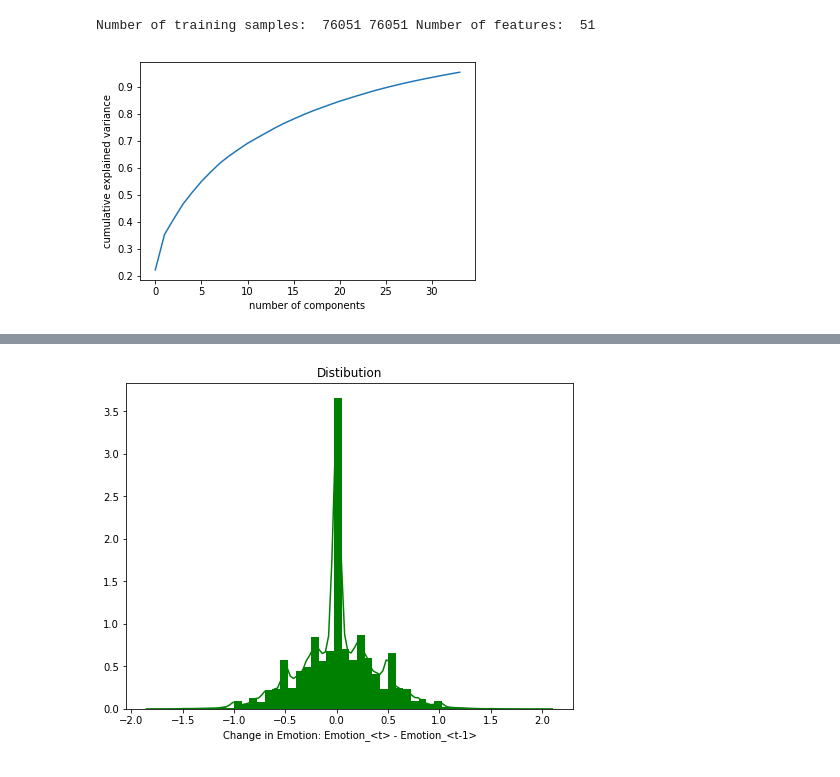
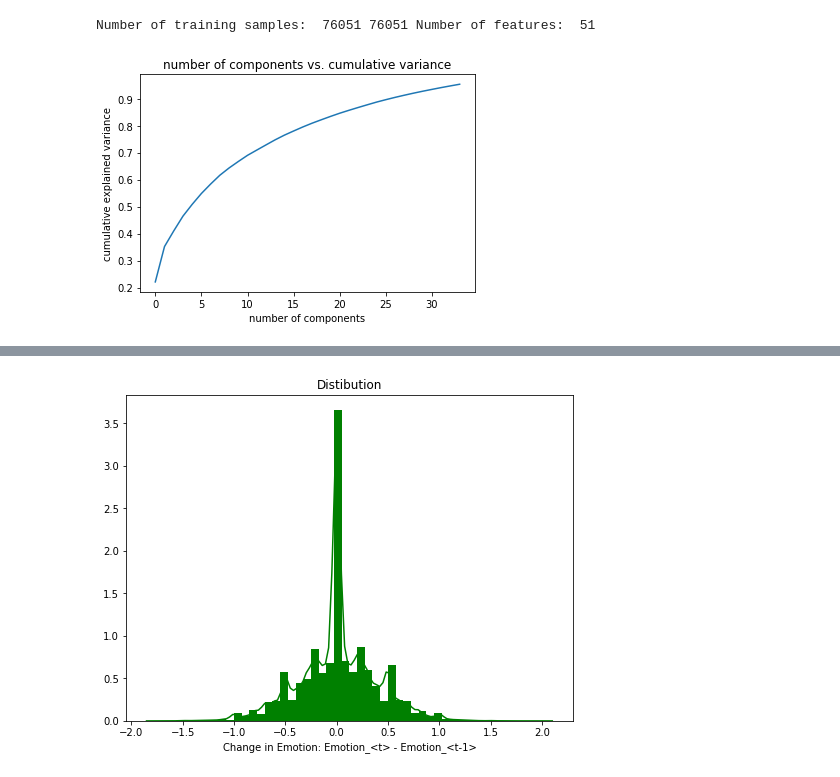
Before and after one commit to zmahoor/loris_ai_data_challenge, a Jupyter notebook: question_2_part_a.ipynb, the cells around one changed output, grey strips where cells are left out. Cells and saved outputs as stored; diff of their text form; code cells hidden in the pictures.

```diff
--- a/question_2_part_a.ipynb
+++ b/question_2_part_a.ipynb
@@ -112,13 +136,14 @@ Number of training samples:  76051 76051 Number of features:  51
 # %%
 # pca to reduce number of features with a variance = %95
 pca = PCA(n_components=0.95, svd_solver='full')
 pca.fit(x_train)
 new_x_train = pca.transform(x_train)
 new_x_test = pca.transform(x_test)
 plt.plot(np.cumsum(pca.explained_variance_ratio_))
 plt.xlabel('number of components')
 plt.ylabel('cumulative explained variance')
+plt.title("number of components vs. cumulative variance")
 plt.show()
 # %% [output]
-[figure, old version]
+[figure, new version]
 # %%
```
Also changed, not shown: parts of 10 cells of this notebook, 3 other files.
